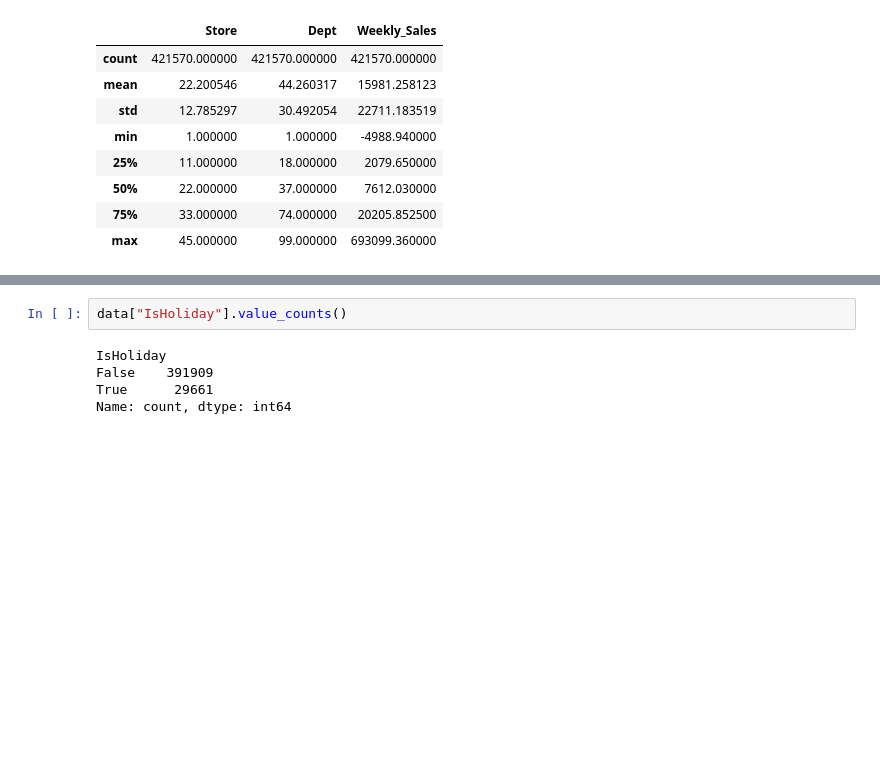
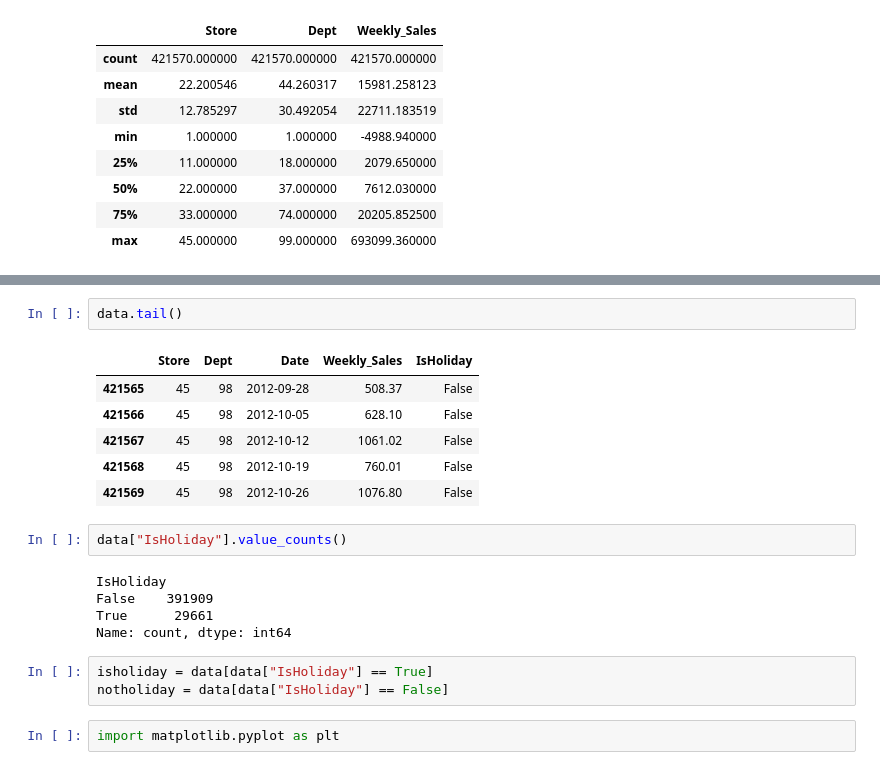
Before and after one commit to breakingcoders/walmart, a Jupyter notebook: walmart.ipynb, the cells around one changed output, grey strips where cells are left out. Drawn from its saved outputs; the diff is of its cells as text; blank space fills up the shorter version.

```diff
--- a/walmart.ipynb
+++ b/walmart.ipynb
@@ -47,3 +56,12 @@ data.describe()
+# %%
+data.tail()
+# %% [output]
+|  | Store | Dept | Date | Weekly_Sales | IsHoliday |
+| 421565 | 45 | 98 | 2012-09-28 | 508.37 | False |
+| 421566 | 45 | 98 | 2012-10-05 | 628.10 | False |
+| 421567 | 45 | 98 | 2012-10-12 | 1061.02 | False |
+| 421568 | 45 | 98 | 2012-10-19 | 760.01 | False |
+| 421569 | 45 | 98 | 2012-10-26 | 1076.80 | False |
 # %%
 data["IsHoliday"].value_counts()
 # %% [output]
@@ -51,3 +69,8 @@ IsHoliday
 False    391909
 True      29661
 Name: count, dtype: int64
+# %%
+isholiday = data[data["IsHoliday"] == True]
+notholiday = data[data["IsHoliday"] == False]
+# %%
+import matplotlib.pyplot as plt
```
Also changed, not shown: parts of 2 cells of this notebook.
